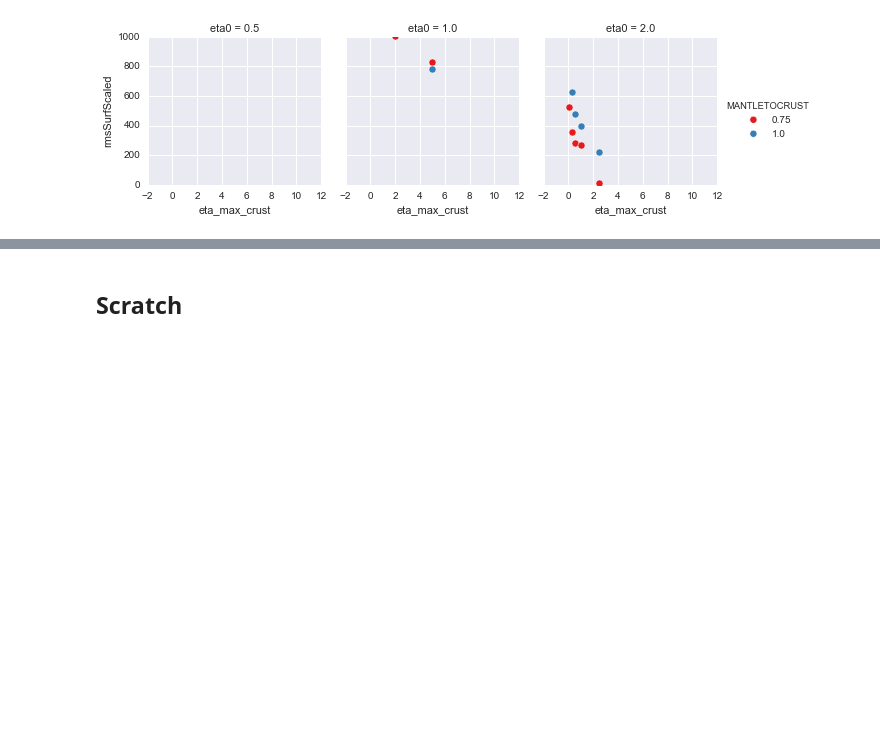
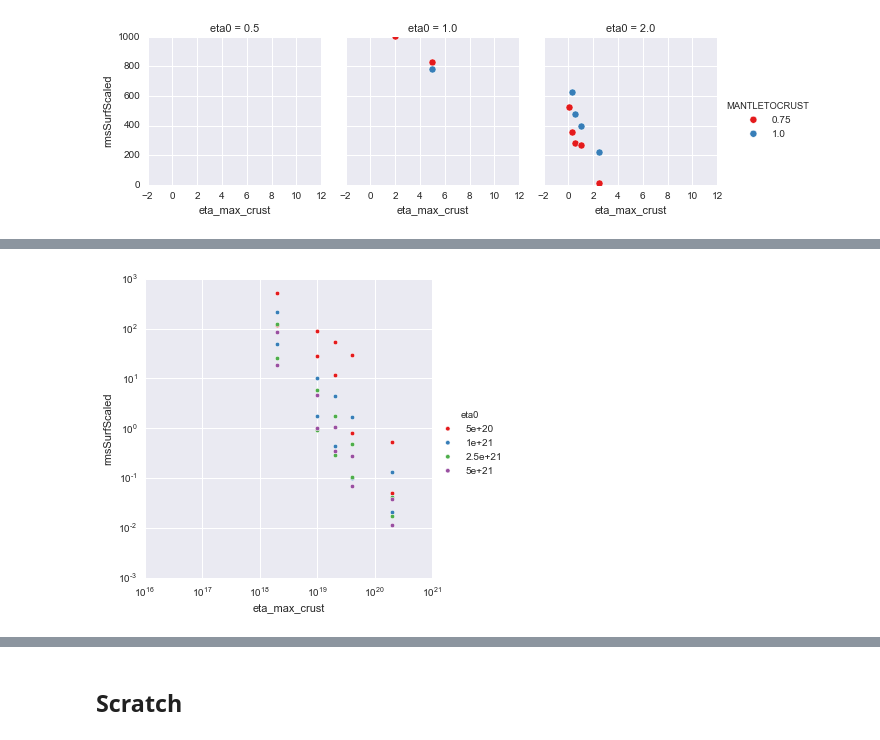
Before and after one commit to dansand/2dthermalslabs, a Jupyter notebook: kaplan/Analysis/pandas_analysis.ipynb, the cells around one changed output, grey strips where cells are left out. Saved outputs shown, nothing was run; the diff lists cells and outputs as text; code cells hidden in the pictures; blank space fills up the shorter version.

```diff
--- a/kaplan/Analysis/pandas_analysis.ipynb
+++ b/kaplan/Analysis/pandas_analysis.ipynb
@@ -444,0 +571,21 @@ plt.show()
+# %%
+yaxis = 'rmsSurfScaled' #'rmsSurf'#, 'nuTop' #
+
+kws = dict(s=20, linewidth=.5, edgecolor="w")
+
+g = sns.FacetGrid(newdf,  hue="eta0", palette="Set1", size=5)
+g = g.map(plt.scatter, 'eta_max_crust', yaxis,  **kws).add_legend()
+
+
+g.set(ylim=(0.001, 1e3))
+#g.set(xlim=(0.0002, 0.5))
+
+g.fig.get_axes()[0].set_yscale('log')
+g.fig.get_axes()[0].set_xscale('log')
+
+
+plt.show()
+#g.ax_marg_x.set_xscale('log')
+#g.ax_marg_y.set_yscale('log')
+# %% [output]
+[figure, added]
```
Also changed, not shown: parts of 13 cells of this notebook, 6 other files.
